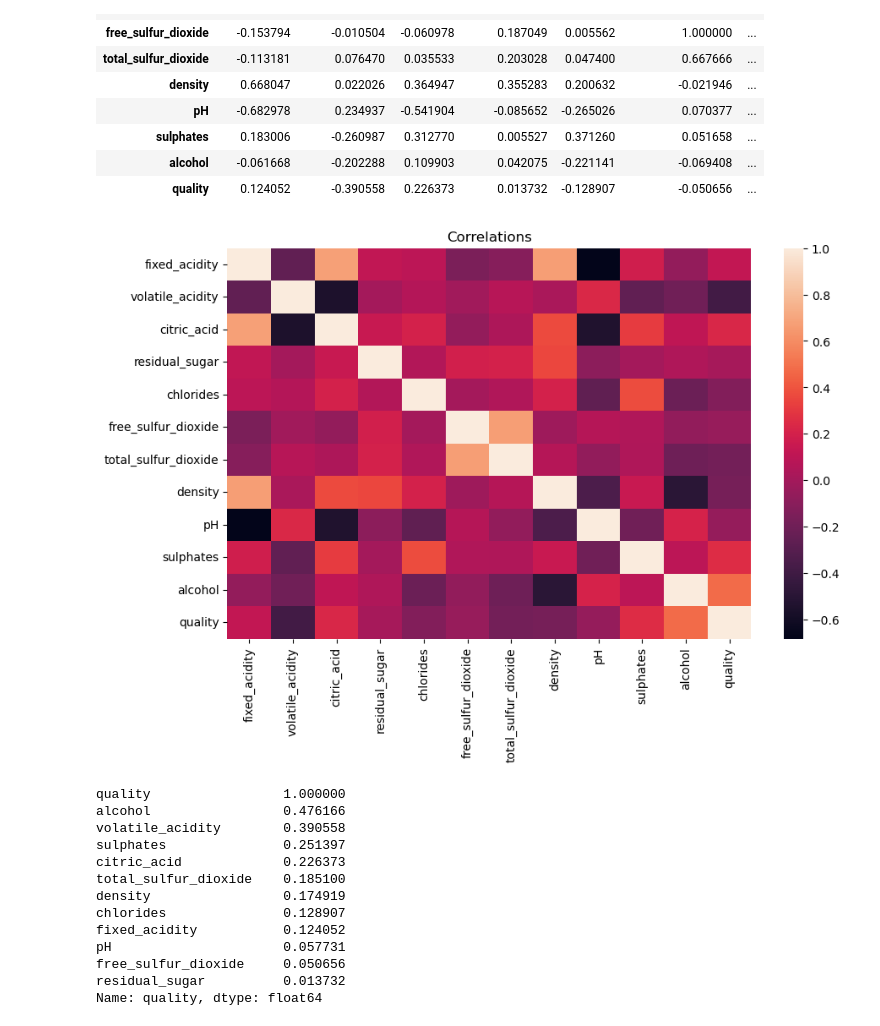
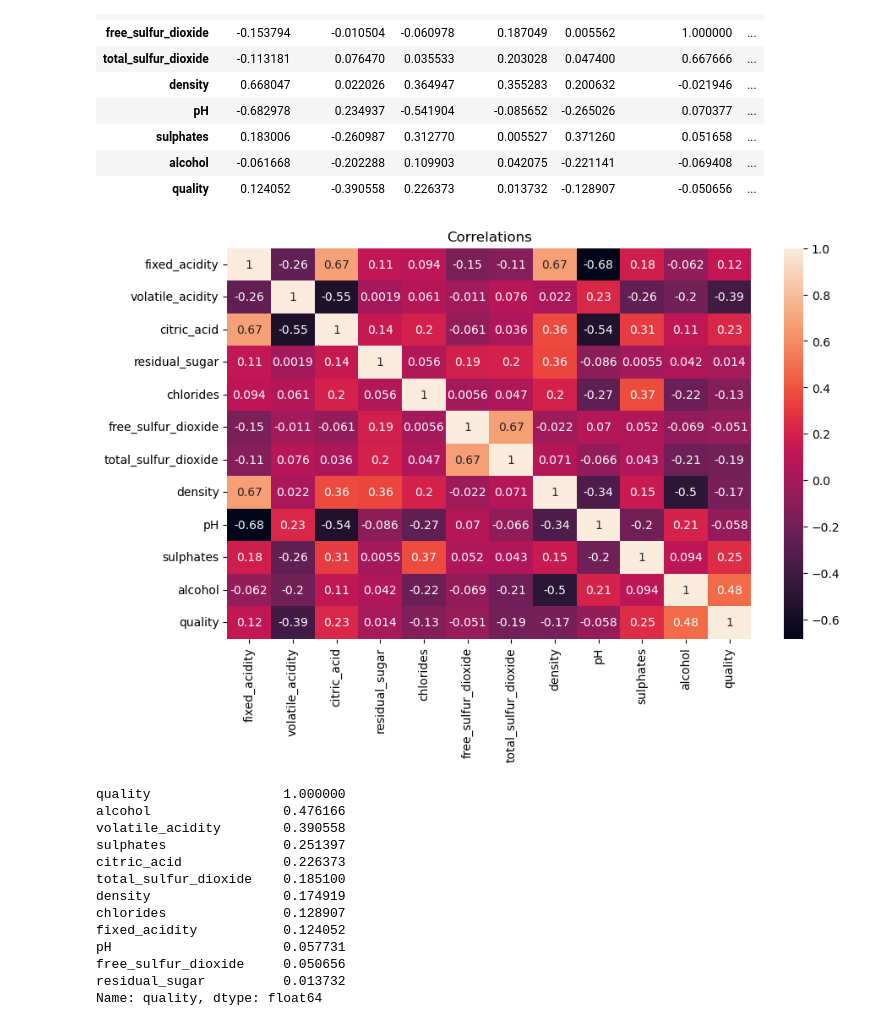
Before and after one commit to Berli85/Project4_Team2, a Jupyter notebook: combined_dataset/regression_analysis.ipynb, the cells around one changed output. Drawn from its saved outputs; the diff is of its cells as text; code cells hidden in the pictures.

```diff
--- a/eda/regression_analysis.ipynb
+++ b/combined_dataset/regression_analysis.ipynb
@@ -256,11 +259,11 @@ corrs
 # %%
 #Target (qaulity) has
 plt.figure(figsize=(10,6))
-sns.heatmap(corrs)
+sns.heatmap(corrs, annot=True)
 plt.title("Correlations")
 plt.show()
 # %% [output]
-[figure, old version]
+[figure, new version]
 # %%
 abs(corrs["quality"]).sort_values(ascending=False)
 # %% [output]
```
Also changed, not shown: parts of 36 cells of this notebook, 9 other files.
